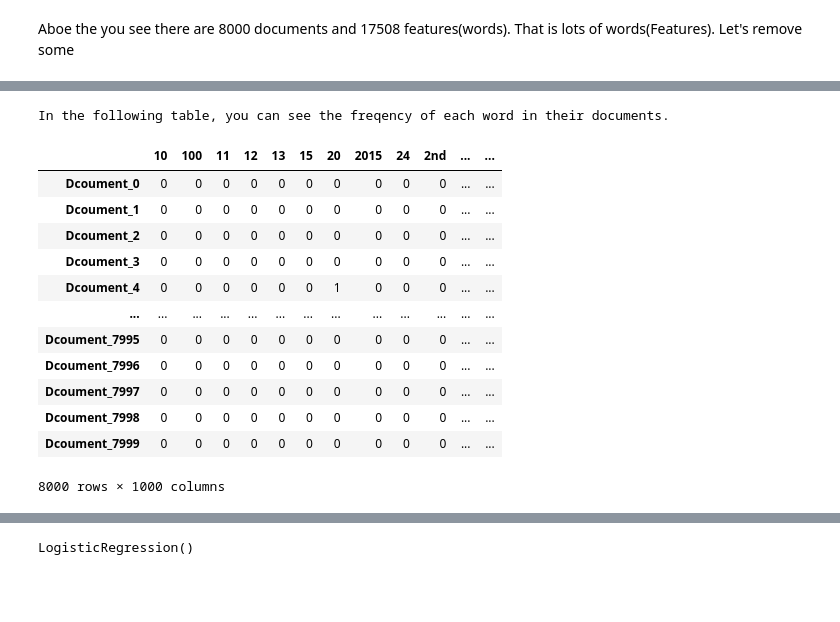
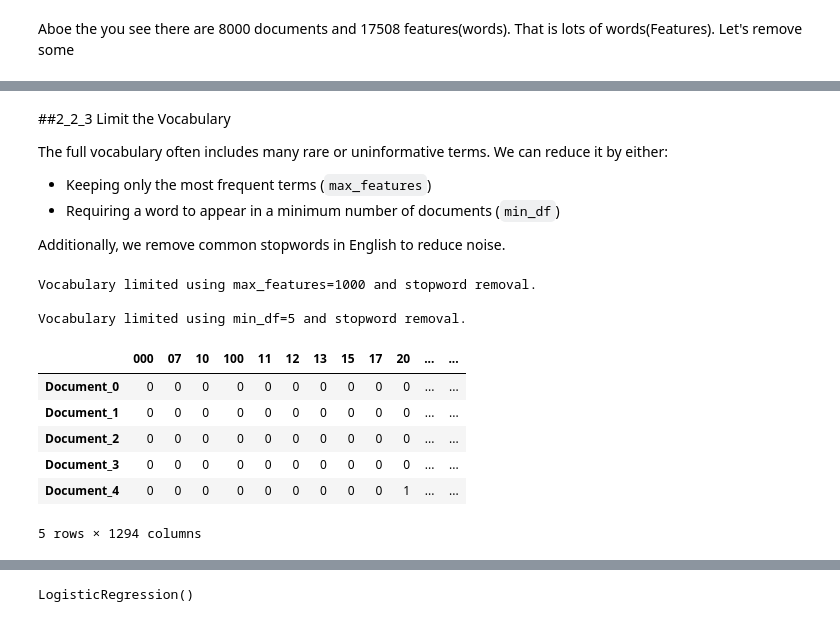
Before and after one commit to Mohammad-Amirifard/NLP_Tutorial, a Jupyter notebook: 02_Building_a_Text_Classifier.ipynb, the cells around one changed output, grey strips where cells are left out. Saved outputs shown, nothing was run; the diff lists cells and outputs as text; code cells hidden in the pictures; blank space fills up the shorter version.

```diff
--- a/02_Building_a_Text_Classifier.ipynb
+++ b/02_Building_a_Text_Classifier.ipynb
@@ -354,0 +250,22 @@ In the following table, you can see the freqency of each word in their documents
+# %%
+# Merge the cleaned tweet texts into a single dataset
+tweets_x = positive_tweets_noemoticons + negative_tweets_noemoticons
+print(f"Total number of tweets: {len(tweets_x)}")
+print("We refer to this combined dataset as tweets_x, which represents the features for our model.")
+print("*" * 100)
+
+# Display a few examples
+print("Sample tweets_x (features):")
+for i, tweet in enumerate(tweets_x[:5]):
+    print(f"Tweet {i+1}: {tweet}")
+
+# Create sentiment labels: 'positive' for first N tweets, 'negative' for the rest
+tweets_y = ['positive'] * len(positive_tweets_noemoticons) + ['negative'] * len(negative_tweets_noemoticons)
+print("*" * 100)
+print(f"Total number of labels created: {len(tweets_y)}")
+print("We refer to this list as tweets_y, which represents the labels for our model.")
+print("*" * 100)
+
+# Display a few labels
+print("Sample tweets_y (labels):")
+print(tweets_y[:10])
@@ -371,25 +453,37 @@ If a word occurs in only a few documents across the training set, we won't have
+# %% [markdown]
+##2_2_3 Limit the Vocabulary
+
+
+The full vocabulary often includes many rare or uninformative terms.
+We can reduce it by either:
+  - Keeping only the most frequent terms (`max_features`)
+  - Requiring a word to appear in a minimum number of documents (`min_df`)
+
+
+Additionally, we remove common stopwords in English to reduce noise.
 # %%
-# Method 1: Reduce the features and keep most common. Also here we can remove the most common words called stopwords, since they are meaningless.
+from sklearn.feature_extraction.text import CountVectorizer
+import pandas as pd
+
+# Method 1: Limit by most frequent terms (and remove stopwords)
 vectorizer = CountVectorizer(max_features=1000, stop_words='english')
 vectorizer.fit(train_x)
 train_x_vector_1 = vectorizer.transform(train_x)
 
-print('In the following table, you can see the freqency of each word in their documents.')
-view = pd.DataFrame(train_x_vector_1.toarray(),columns=vectorizer.get_feature_names_out(),index=["Dcoument_"+str(i) for i in range(len(train_x))])
-view
+print("Vocabulary limited using max_features=1000 and stopword removal.")
+view_1 = pd.DataFrame(train_x_vector_1.toarray(),
+                      columns=vectorizer.get_feature_names_out(),
+                      index=[f"Document_{i}" for i in range(len(train_x))])
+view_1.head()
 # %% [output]
-In the following table, you can see the freqency of each word in their documents.
+Vocabulary limited using max_features=1000 and stopword removal.
+
+Vocabulary limited using min_df=5 and stopword removal.
-|  | 10 | 100 | 11 | 12 | 13 | 15 | 20 | 2015 | 24 | 2nd | ... | ... |
-| Dcoument_0 | 0 | 0 | 0 | 0 | 0 | 0 | 0 | 0 | 0 | 0 | ... | ... |
-| Dcoument_1 | 0 | 0 | 0 | 0 | 0 | 0 | 0 | 0 | 0 | 0 | ... | ... |
-| Dcoument_2 | 0 | 0 | 0 | 0 | 0 | 0 | 0 | 0 | 0 | 0 | ... | ... |
-| Dcoument_3 | 0 | 0 | 0 | 0 | 0 | 0 | 0 | 0 | 0 | 0 | ... | ... |
-| Dcoument_4 | 0 | 0 | 0 | 0 | 0 | 0 | 1 | 0 | 0 | 0 | ... | ... |
-| ... | ... | ... | ... | ... | ... | ... | ... | ... | ... | ... | ... | ... |
-| Dcoument_7995 | 0 | 0 | 0 | 0 | 0 | 0 | 0 | 0 | 0 | 0 | ... | ... |
-| Dcoument_7996 | 0 | 0 | 0 | 0 | 0 | 0 | 0 | 0 | 0 | 0 | ... | ... |
-| Dcoument_7997 | 0 | 0 | 0 | 0 | 0 | 0 | 0 | 0 | 0 | 0 | ... | ... |
-| Dcoument_7998 | 0 | 0 | 0 | 0 | 0 | 0 | 0 | 0 | 0 | 0 | ... | ... |
-| Dcoument_7999 | 0 | 0 | 0 | 0 | 0 | 0 | 0 | 0 | 0 | 0 | ... | ... |
+|  | 000 | 07 | 10 | 100 | 11 | 12 | 13 | 15 | 17 | 20 | ... | ... |
+| Document_0 | 0 | 0 | 0 | 0 | 0 | 0 | 0 | 0 | 0 | 0 | ... | ... |
+| Document_1 | 0 | 0 | 0 | 0 | 0 | 0 | 0 | 0 | 0 | 0 | ... | ... |
+| Document_2 | 0 | 0 | 0 | 0 | 0 | 0 | 0 | 0 | 0 | 0 | ... | ... |
+| Document_3 | 0 | 0 | 0 | 0 | 0 | 0 | 0 | 0 | 0 | 0 | ... | ... |
+| Document_4 | 0 | 0 | 0 | 0 | 0 | 0 | 0 | 0 | 0 | 1 | ... | ... |
-8000 rows × 1000 columns
+5 rows × 1294 columns
 # %%
```
Also changed, not shown: parts of 119 cells of this notebook.
